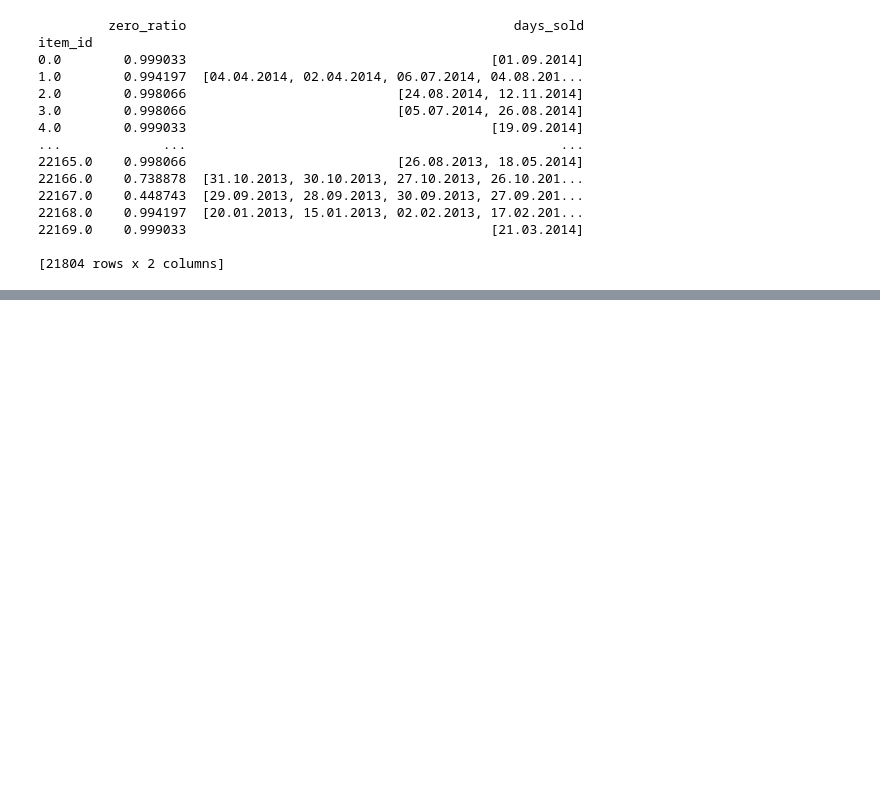
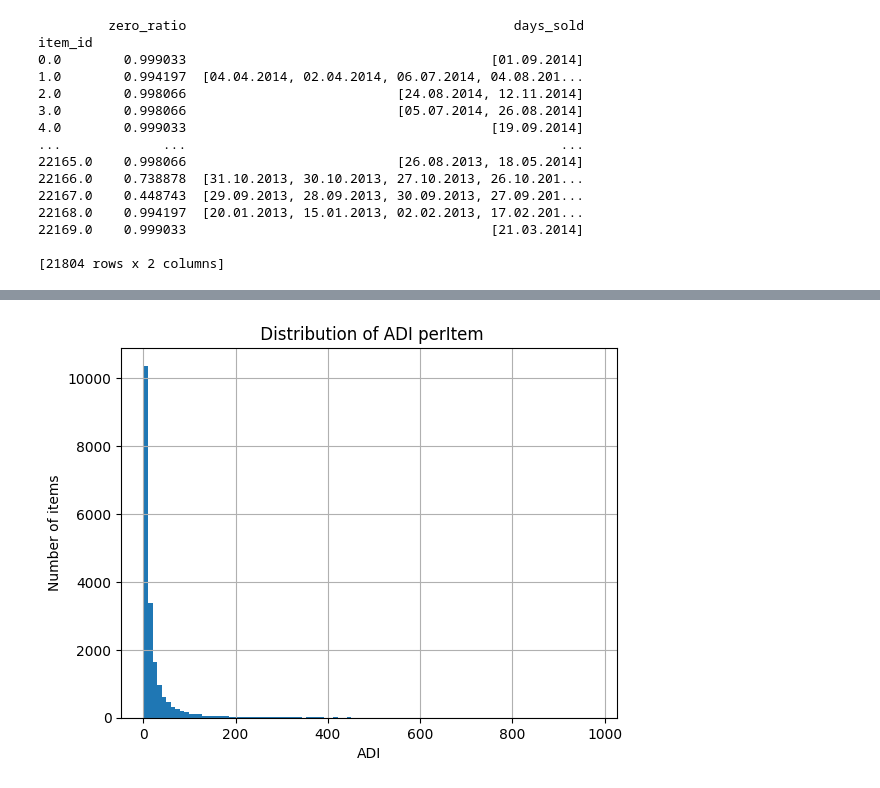
Before and after one commit to thanhnam412/data_science_project, a Jupyter notebook: data_science_ecommerce/src/analysis/analysis.ipynb, the cells around one changed output, grey strips where cells are left out. Drawn from its saved outputs; the diff is of its cells as text; code cells hidden in the pictures; blank space fills up the shorter version.

```diff
--- a/data_science_ecommerce/src/analysis/analysis.ipynb
+++ b/data_science_ecommerce/src/analysis/analysis.ipynb
@@ -155,0 +141,8 @@ None
+# %%
+items_df['var_demand_days'] = sold['item_cnt_day'].groupby(sold['item_id']).var()
+items_df['mean_demand_days'] = sold['item_cnt_day'].groupby(sold['item_id']).mean()
+items_df['cv2'] = items_df['var_demand_days'] / (items_df['mean_demand_days'] ** 2)
+# %%
+items_df['ADI'] = items_df['interarrival'].apply(np.mean)
+
+print(items_df)
@@ -155,0 +201,8 @@ None
+# %%
+items_df['ADI'].hist(bins=100)
+plt.xlabel('ADI')
+plt.ylabel('Number of items')
+plt.title(' Distribution of ADI perItem')
+plt.show()
+# %% [output]
+[figure, added]
```
Also changed, not shown: parts of 8 cells of this notebook, 3 other files.
